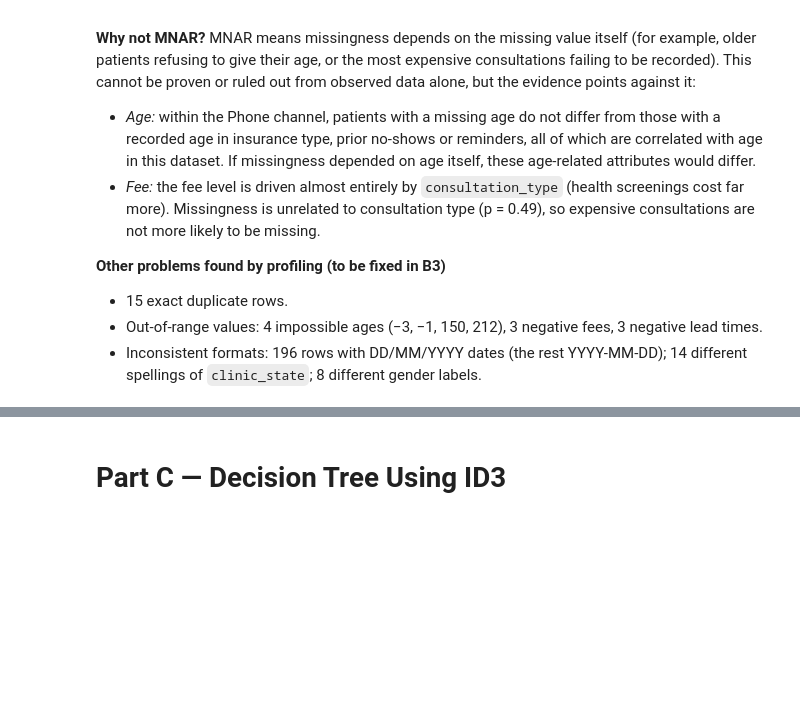
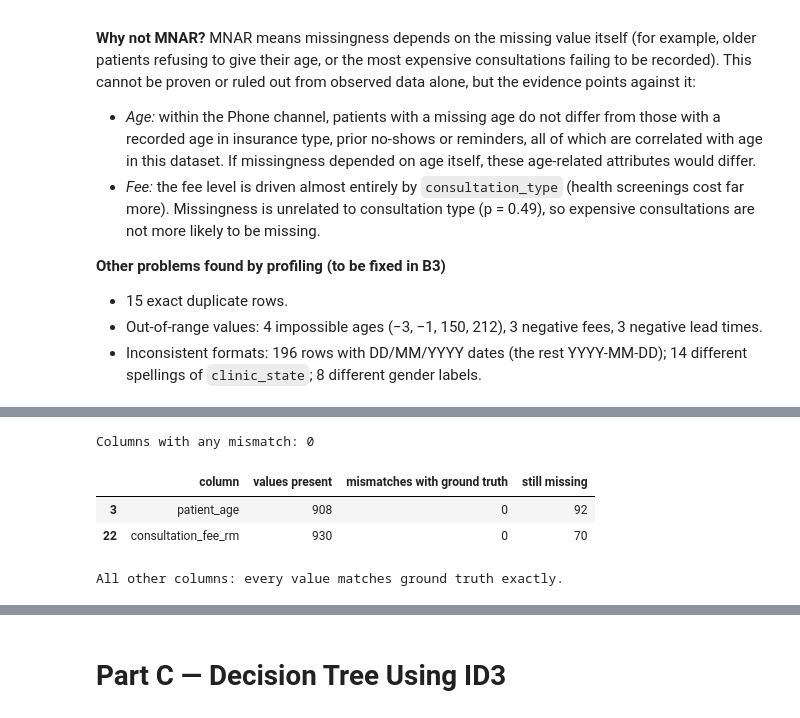
Before and after one commit to qist-tuah/WIE3007_A1_23001946, a Jupyter notebook: notebook/WIE3007_A1_23001946.ipynb, the cells around one changed output, grey strips where cells are left out. Saved outputs shown, nothing was run; the diff lists cells and outputs as text; code cells hidden in the pictures; blank space fills up the shorter version.

```diff
--- a/notebook/WIE3007_A1_23001946.ipynb
+++ b/notebook/WIE3007_A1_23001946.ipynb
@@ -722,0 +731,11 @@ Tests below 0.05: 1 | below Bonferroni threshold: 0
+# %%
+# ---------- B3.1 Load raw.csv and remove duplicates ----------
+raw = pd.read_csv(DATA_DIR + "raw.csv")
+dq_log = []   # one entry per issue: [issue, dimension, detection rule, action, rows affected]
+
+n_dup = int(raw.duplicated().sum())
+clean = raw.drop_duplicates(keep="first").sort_values("record_id").reset_index(drop=True)
+dq_log.append(["Exact duplicate rows", "Uniqueness", "df.duplicated() is True",
+               "Removed the duplicate copies, kept the first occurrence", n_dup])
+assert clean["record_id"].is_unique, "record_id should now be unique"
+print(f"Rows before: {len(raw)} | duplicates removed: {n_dup} | rows after: {len(clean)}")
@@ -722,0 +880,24 @@ Tests below 0.05: 1 | below Bonferroni threshold: 0
+# %%
+# ---------- B3.7 Verify the cleaning against ground_truth.csv ----------
+gt = pd.read_csv(DATA_DIR + "ground_truth.csv").sort_values("record_id").reset_index(drop=True)
+assert (gt["record_id"].values == clean["record_id"].values).all()
+
+checks = []
+for col in gt.columns:
+    observed = clean[col].notna()
+    if pd.api.types.is_numeric_dtype(gt[col]):
+        same = np.isclose(clean.loc[observed, col].astype(float), gt.loc[observed, col].astype(float))
+    else:
+        same = clean.loc[observed, col].astype(str).values == gt.loc[observed, col].astype(str).values
+    checks.append([col, int(observed.sum()), int((~same).sum()), int((~observed).sum())])
+verify = pd.DataFrame(checks, columns=["column", "values present", "mismatches with ground truth", "still missing"])
+print(f"Columns with any mismatch: {(verify['mismatches with ground truth'] > 0).sum()}")
+display(verify[verify["still missing"] > 0])
+print("All other columns: every value matches ground truth exactly." if
+      (verify["mismatches with ground truth"] == 0).all() else "CHECK MISMATCHES")
+# %% [output]
+Columns with any mismatch: 0
+|  | column | values present | mismatches with ground truth | still missing |
+| 3 | patient_age | 908 | 0 | 92 |
+| 22 | consultation_fee_rm | 930 | 0 | 70 |
+All other columns: every value matches ground truth exactly.
```
Also changed, not shown: parts of 16 cells of this notebook, 4 other files.
